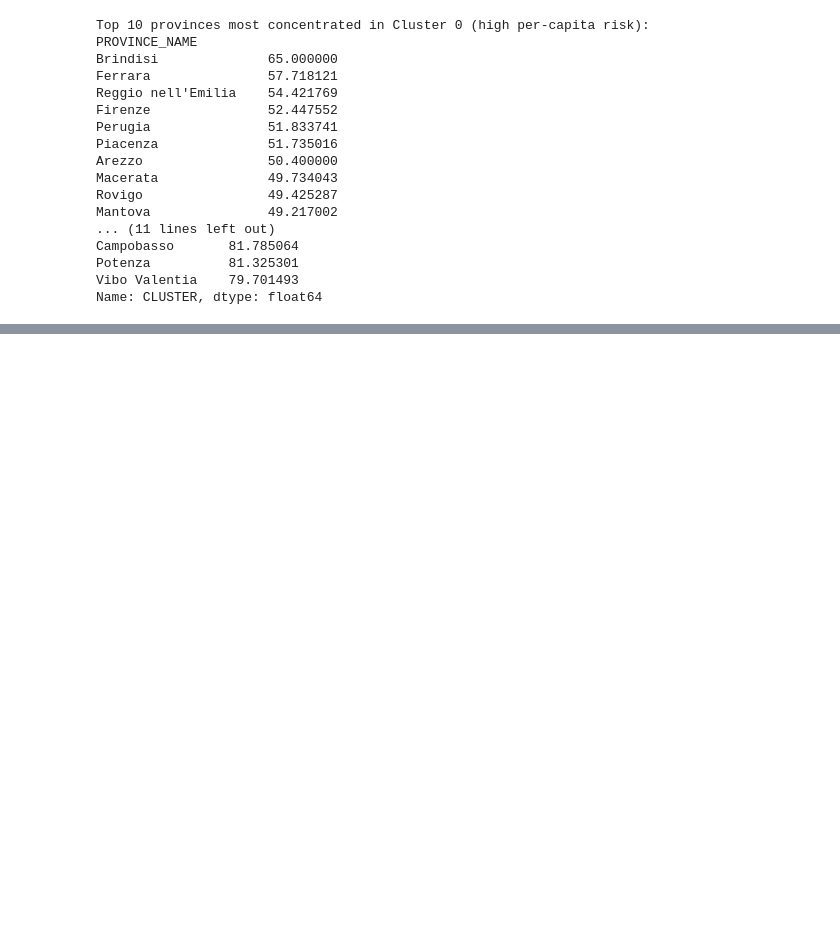
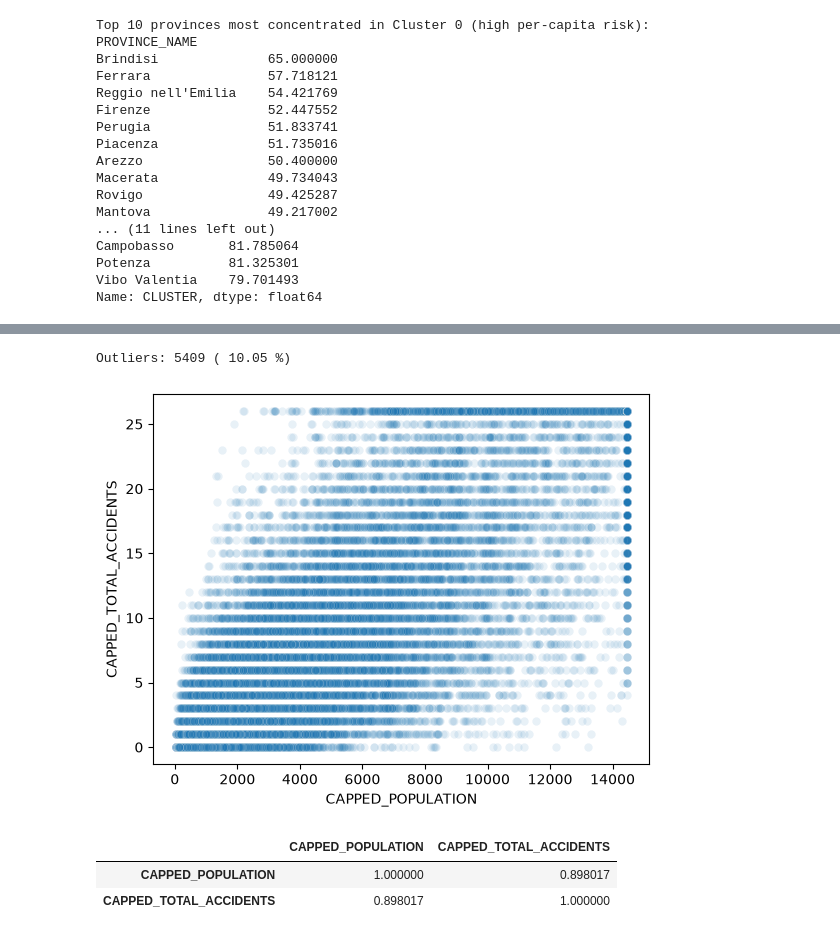
Before and after one commit to gretabarrale/boolean_capstone_project, a Jupyter notebook: eda.ipynb, the cells around one changed output, grey strips where cells are left out. Saved outputs shown, nothing was run; the diff lists cells and outputs as text; code cells hidden in the pictures; blank space fills up the shorter version.

Commit message:
performed simple linear regression (population predicting total accidents)

```diff
--- a/eda.ipynb
+++ b/eda.ipynb
@@ -584,0 +585,29 @@ Name: CLUSTER, dtype: float64
+# %%
+# Capping outliers above Q3 + 1.5*IQR for POPULATION, keeping the original for reference
+q1 = df['POPULATION'].quantile(0.25)
+q3 = df['POPULATION'].quantile(0.75)
+iqr = q3 - q1
+upper_bound = q3 + 1.5 * iqr
+
+df['CAPPED_POPULATION'] = df['POPULATION'].clip(upper=upper_bound) #The column will be used as predictor for the simple linear regression
+
+outlier_count = (df['POPULATION'] > upper_bound).sum()
+outlier_percentage = round(outlier_count / df['POPULATION'].count() * 100, 2)
+print('Outliers:', outlier_count, '(', outlier_percentage, '%)')
+# %% [output]
+Outliers: 5409 ( 10.05 %)
+# %%
+# Visualising the relationship between the variables
+# The plot shows a positive relationship: number of accidents grows as population increases
+# The dense band at the top and the spread along the right edge are capped outliers as expected
+sns.scatterplot(x='CAPPED_POPULATION', y='CAPPED_TOTAL_ACCIDENTS', data=df, alpha=0.1)
+plt.show()
+# %% [output]
+[figure, added]
+# %%
+# Confirming the relationship between the two metrics
+df[['CAPPED_POPULATION', 'CAPPED_TOTAL_ACCIDENTS']].corr()
+# %% [output]
+|  | CAPPED_POPULATION | CAPPED_TOTAL_ACCIDENTS |
+| CAPPED_POPULATION | 1.000000 | 0.898017 |
+| CAPPED_TOTAL_ACCIDENTS | 0.898017 | 1.000000 |
```
Also changed, not shown: parts of 8 cells of this notebook.
